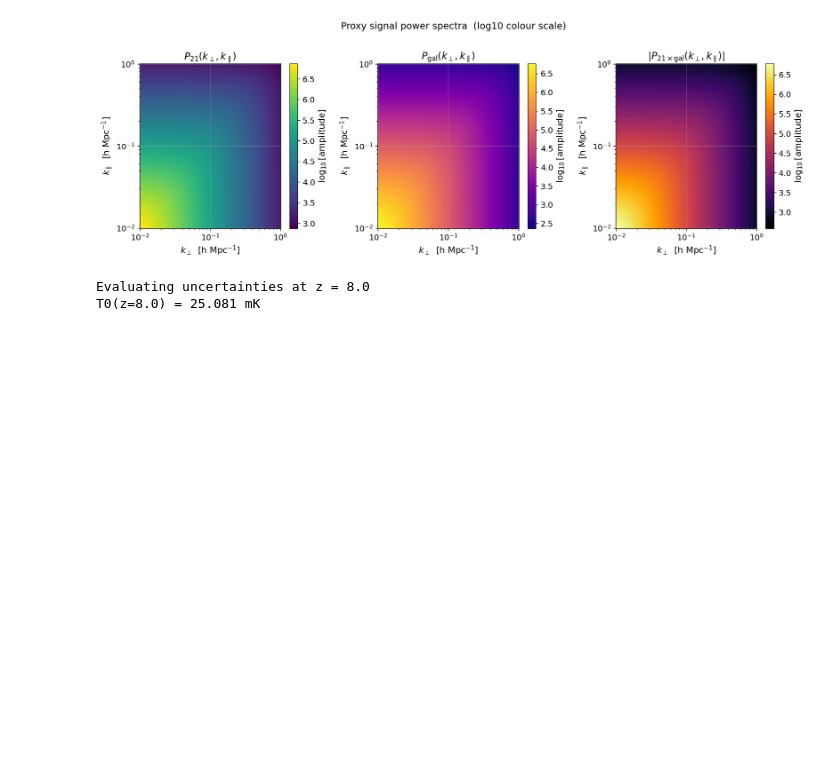
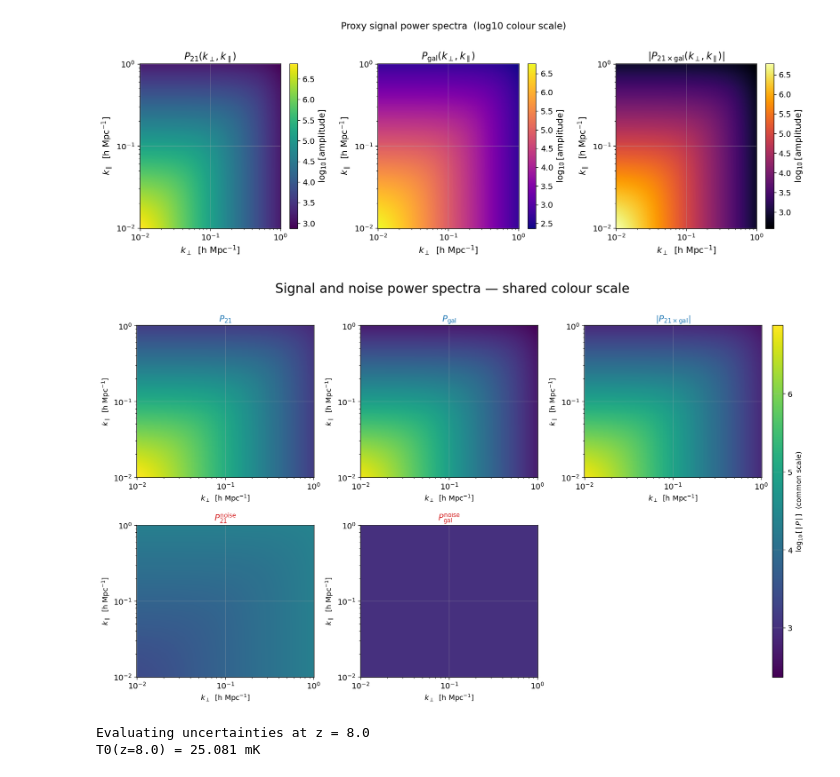
Before and after one commit to sohinixcvii/21cm_cross_correlation, a Jupyter notebook: 21cm_galaxy_cross_uncertainty.ipynb, the cells around one changed output. Saved outputs shown, nothing was run; the diff lists cells and outputs as text; code cells hidden in the pictures; blank space fills up the shorter version.

```diff
--- a/21cm_galaxy_cross_uncertainty.ipynb
+++ b/21cm_galaxy_cross_uncertainty.ipynb
@@ -250,6 +250,73 @@ plt.tight_layout()
 plt.show()
 # %% [output]
 [figure]
+# %%
+
+# ── Shared colour scale: signal spectra + noise spectra on one colourmap ──────
+# Using absolute values so log10 is well-defined; P21_gal is negative (anti-corr.)
+from matplotlib.gridspec import GridSpec
+
+datasets = [
+    (np.abs(P21),         r"$P_{21}$",                       "Signal"),
+    (np.abs(P_gal),       r"$P_{\rm gal}$",                  "Signal"),
+    (np.abs(P21_gal),     r"$|P_{21\times{\rm gal}}|$",      "Signal"),
+    (np.abs(P21_noise),   r"$P_{21}^{\rm noise}$",           "Noise"),
+    (np.abs(P_gal_noise), r"$P_{\rm gal}^{\rm noise}$",      "Noise"),
+]
+
+log_data = [np.log10(d) for d, _, _ in datasets]
+
+# Shared colour limits
+vmin = min(ld.min() for ld in log_data)
+vmax = max(ld.max() for ld in log_data)
+cmap = "viridis"
+
+# GridSpec: 2 rows × 3 data columns + 1 narrow colorbar column
+fig = plt.figure(figsize=(15, 9), constrained_layout=True)
+gs  = GridSpec(2, 4, figure=fig, width_ratios=[1, 1, 1, 0.06])
+
+ax_positions = [(0, 0), (0, 1), (0, 2), (1, 0), (1, 1)]
+axes    = [fig.add_subplot(gs[r, c]) for r, c in ax_positions]
+cbar_ax = fig.add_subplot(gs[:, 3])   # colorbar spans both rows
+
+for ax, (ld, title, kind) in zip(axes, zip(log_data, [t for _, t, _ in datasets],
+                                             [k for _, _, k in datasets])):
+    im = ax.pcolormesh(k_perp_1d, k_par_1d, ld.T,
+                       cmap=cmap, shading="auto", vmin=vmin, vmax=vmax)
+    ax.set_xscale("log"); ax.set_yscale("log")
+    ax.set_xlabel(r"$k_\perp$  [h Mpc$^{-1}$]", fontsize=11)
+    ax.set_ylabel(r"$k_\parallel$  [h Mpc$^{-1}$]", fontsize=11)
+    # Colour-code title by signal vs noise
+    title_colour = "C0" if kind == "Signal" else "C3"
+    ax.set_title(title, fontsize=13, color=title_colour, fontweight="bold")
+
+# Shared colorbar in the dedicated column
+cbar = fig.colorbar(im, cax=cbar_ax)
+cbar.set_label(r"$\log_{10}[\,|\,P\,|\,]$  (common scale)", fontsize=11)
+
+# Legend explaining title colours
+from matplotlib.lines import Line2D
+legend_elements = [
+    Line2D([0], [0], color="C0", lw=3, label="Signal"),
+    Line2D([0], [0], color="C3", lw=3, label="Noise"),
+]
+# fig.legend(handles=legend_elements, loc="lower right",
+        #    bbox_to_anchor=(0.87, 0.08), fontsize=11, framealpha=0.85)
+
+fig.suptitle(
+    "Signal and noise power spectra — shared colour scale\n",
+    # r"($|P_{21\times{\rm gal}}|$ shown; sign is negative = anti-correlated)",
+    fontsize=20
+)
+plt.show()
+
+# Summary table
+# print(f"\n{'Spectrum':<28}  {'Kind':<7}  log10 min   log10 max")
+# print("-" * 57)
+# for ld, (_, title, kind) in zip(log_data, datasets):
+    # print(f"{title:<28}  {kind:<7}  {ld.min():+.2f}       {ld.max():+.2f}")
+# %% [output]
+[figure, added]
 # %%
 # Fix the observing redshift to z = 8 (mid-reionization in the paper's fiducial model)
 z_obs  = 8.0
```
Also changed, not shown: parts of 2 cells of this notebook.
